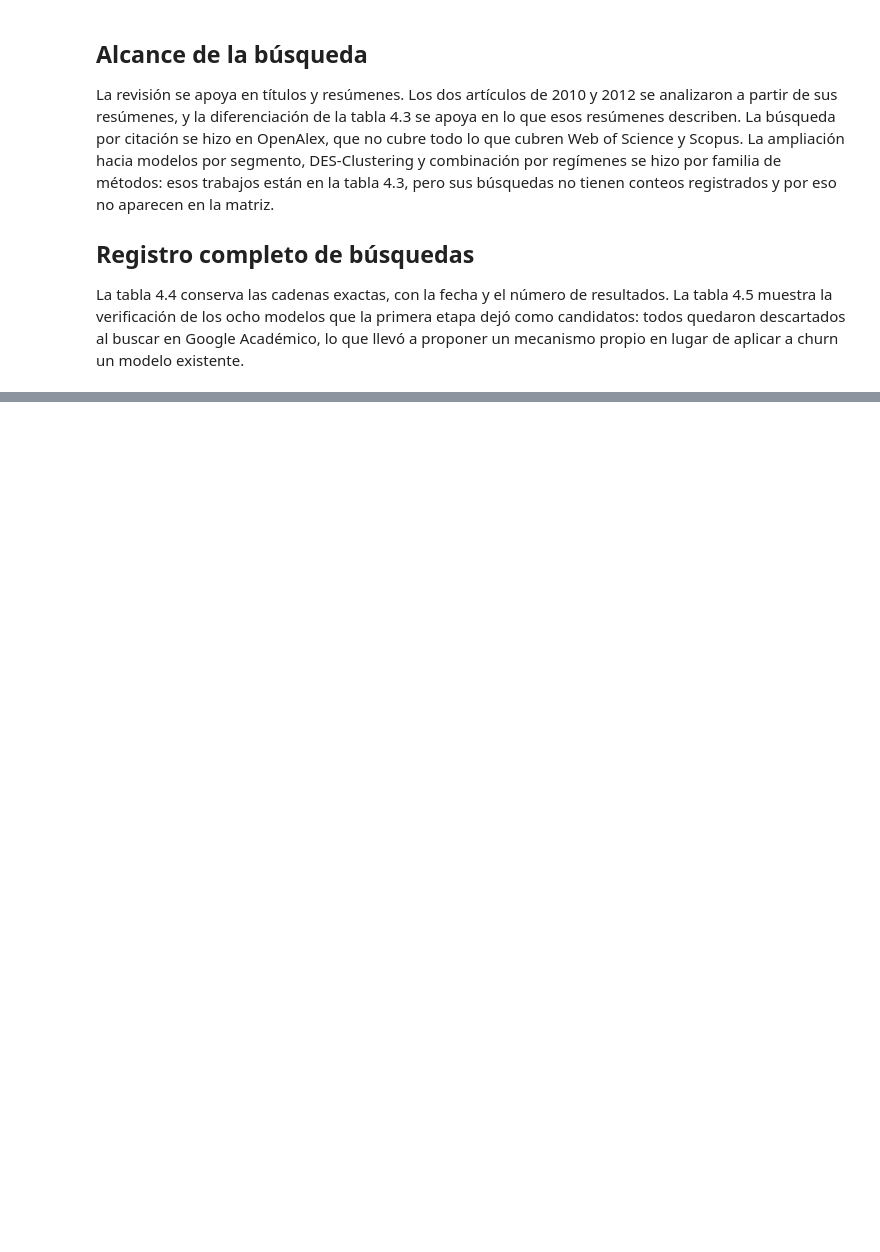
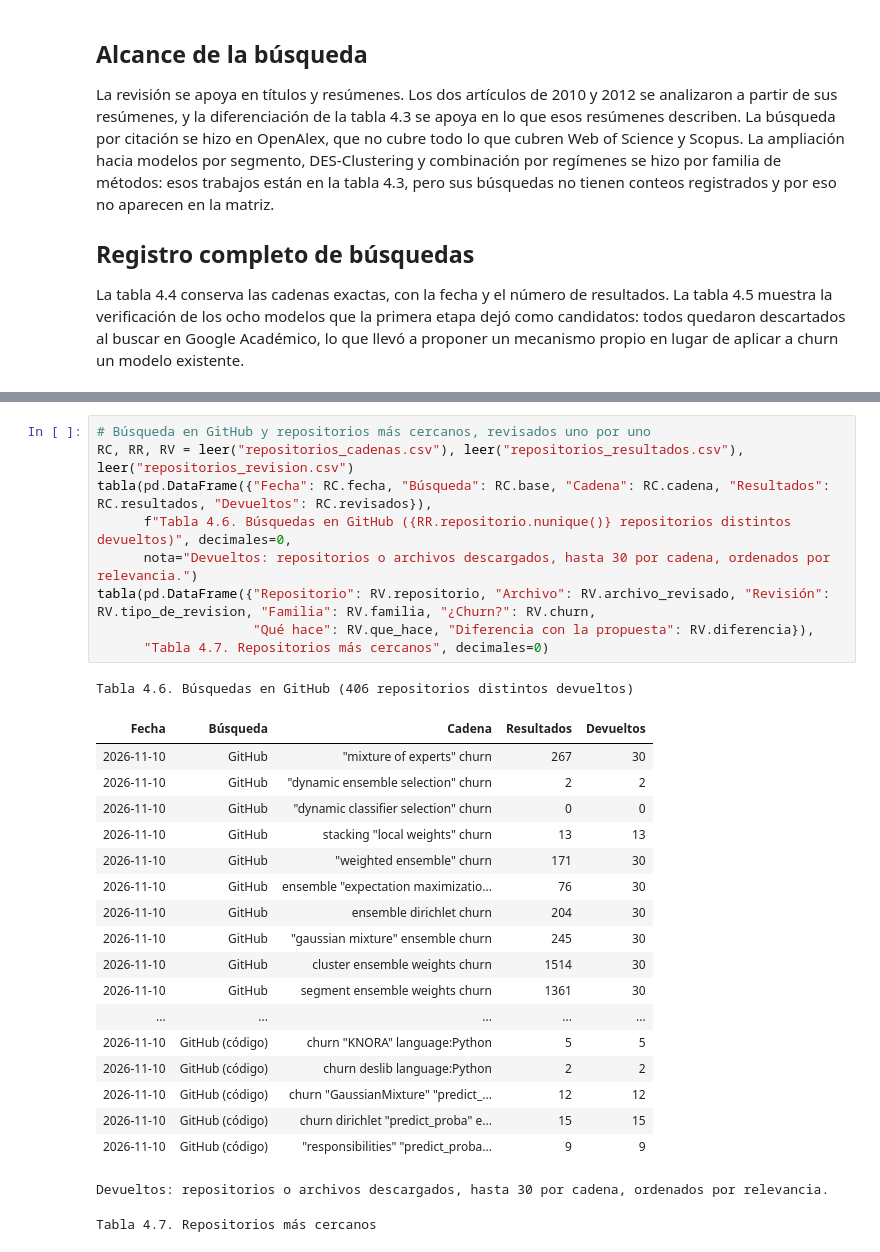
Before and after one commit to Nataly-Cardenas/Telco_Churn_JBook, a Jupyter notebook: 04_literatura.ipynb, the cells around one changed output, grey strips where cells are left out. Cells and saved outputs as stored; diff of their text form; blank space fills up the shorter version.

Commit message:
Revisión de repositorios de código afines y pendientes para Laura
Co-Authored-By: Claude Opus 5.5 <noreply@anthropic.com>

```diff
--- a/04_literatura.ipynb
+++ b/04_literatura.ipynb
@@ -193,0 +200,30 @@ Tabla 4.5. Verificación de los modelos candidatos de la primera etapa
+# %%
+# Búsqueda en GitHub y repositorios más cercanos, revisados uno por uno
+RC, RR, RV = leer("repositorios_cadenas.csv"), leer("repositorios_resultados.csv"), leer("repositorios_revision.csv")
+tabla(pd.DataFrame({"Fecha": RC.fecha, "Búsqueda": RC.base, "Cadena": RC.cadena, "Resultados": RC.resultados, "Devueltos": RC.revisados}),
+      f"Tabla 4.6. Búsquedas en GitHub ({RR.repositorio.nunique()} repositorios distintos devueltos)", decimales=0,
+      nota="Devueltos: repositorios o archivos descargados, hasta 30 por cadena, ordenados por relevancia.")
+tabla(pd.DataFrame({"Repositorio": RV.repositorio, "Archivo": RV.archivo_revisado, "Revisión": RV.tipo_de_revision, "Familia": RV.familia, "¿Churn?": RV.churn,
+                    "Qué hace": RV.que_hace, "Diferencia con la propuesta": RV.diferencia}),
+      "Tabla 4.7. Repositorios más cercanos", decimales=0)
+# %% [output]
+Tabla 4.6. Búsquedas en GitHub (406 repositorios distintos devueltos)
+| Fecha | Búsqueda | Cadena | Resultados | Devueltos |
+| 2026-11-10 | GitHub | "mixture of experts" churn | 267 | 30 |
+| 2026-11-10 | GitHub | "dynamic ensemble selection" churn | 2 | 2 |
+| 2026-11-10 | GitHub | "dynamic classifier selection" churn | 0 | 0 |
+| 2026-11-10 | GitHub | stacking "local weights" churn | 13 | 13 |
+| 2026-11-10 | GitHub | "weighted ensemble" churn | 171 | 30 |
+| 2026-11-10 | GitHub | ensemble "expectation maximizatio... | 76 | 30 |
+| 2026-11-10 | GitHub | ensemble dirichlet churn | 204 | 30 |
+| 2026-11-10 | GitHub | "gaussian mixture" ensemble churn | 245 | 30 |
+| 2026-11-10 | GitHub | cluster ensemble weights churn | 1514 | 30 |
+| 2026-11-10 | GitHub | segment ensemble weights churn | 1361 | 30 |
+| ... | ... | ... | ... | ... |
+| 2026-11-10 | GitHub (código) | churn "KNORA" language:Python | 5 | 5 |
+| 2026-11-10 | GitHub (código) | churn deslib language:Python | 2 | 2 |
+| 2026-11-10 | GitHub (código) | churn "GaussianMixture" "predict_... | 12 | 12 |
+| 2026-11-10 | GitHub (código) | churn dirichlet "predict_proba" e... | 15 | 15 |
+| 2026-11-10 | GitHub (código) | "responsibilities" "predict_proba... | 9 | 9 |
+Devueltos: repositorios o archivos descargados, hasta 30 por cadena, ordenados por relevancia.
+Tabla 4.7. Repositorios más cercanos
```
Also changed, not shown: parts of 4 cells of this notebook, 7 other files.
